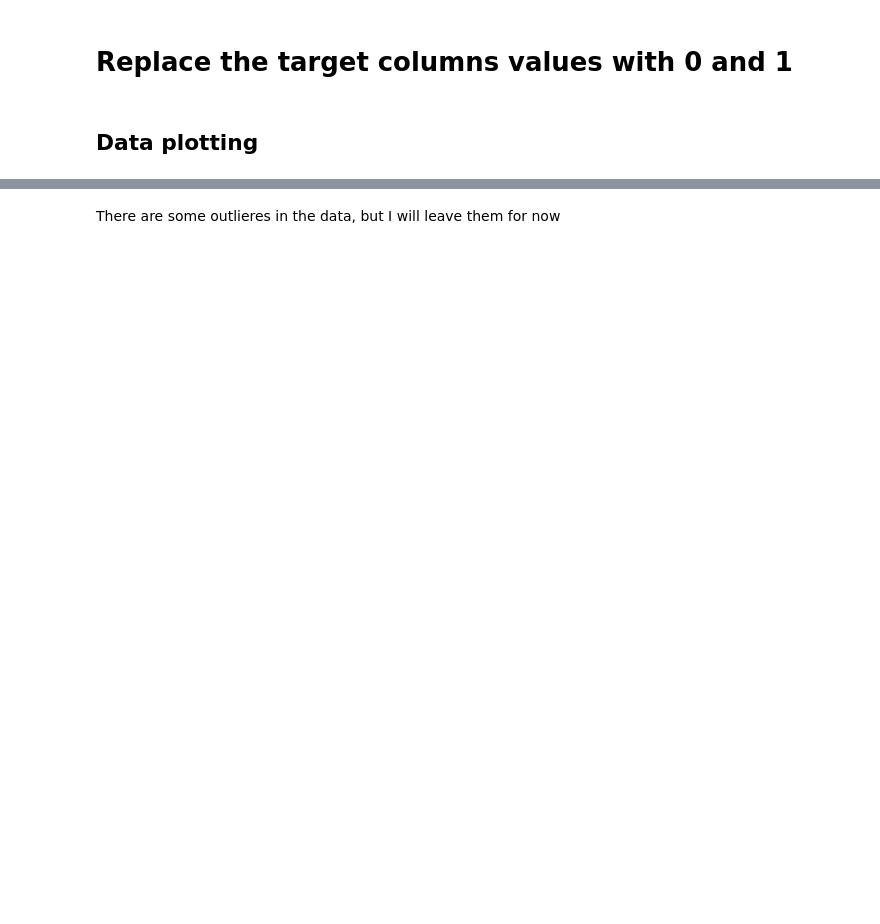
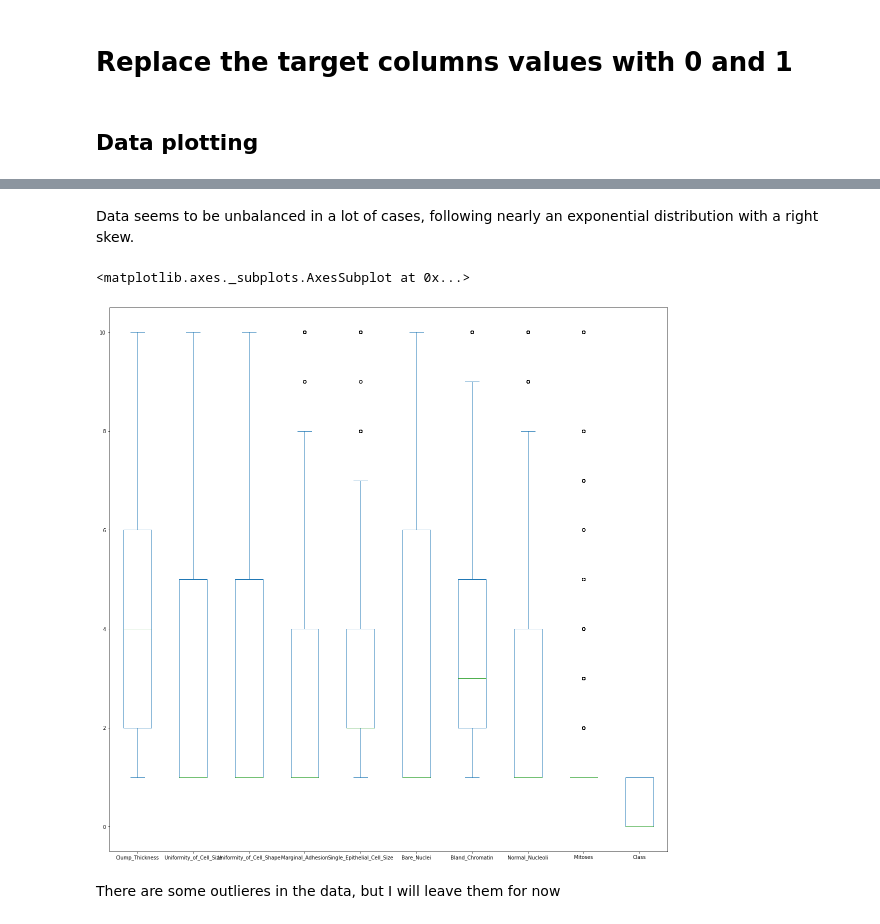
Before and after one commit to pustelnikk/breast-cancer, a Jupyter notebook: Breast_Cancer_Notebook.ipynb, the cells around one changed output, grey strips where cells are left out. Cells and saved outputs as stored; diff of their text form; code cells hidden in the pictures; blank space fills up the shorter version.

```diff
--- a/Breast_Cancer_Notebook.ipynb
+++ b/Breast_Cancer_Notebook.ipynb
@@ -159,2 +151,9 @@ plt.show()
+# %% [markdown]
+Data seems to be unbalanced in a lot of cases, following nearly an exponential distribution with a right skew.
+# %%
+data.plot.box(figsize=(20,20))
+# %% [output]
+<matplotlib.axes._subplots.AxesSubplot at 0x...>
+[figure, added]
 # %% [markdown]
 There are some outlieres in the data, but I will leave them for now
```
Also changed, not shown: parts of 17 cells of this notebook.
